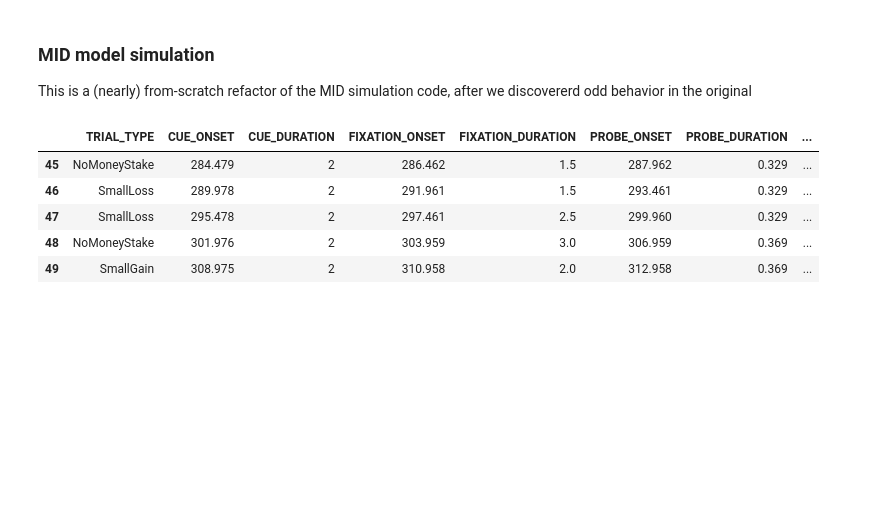
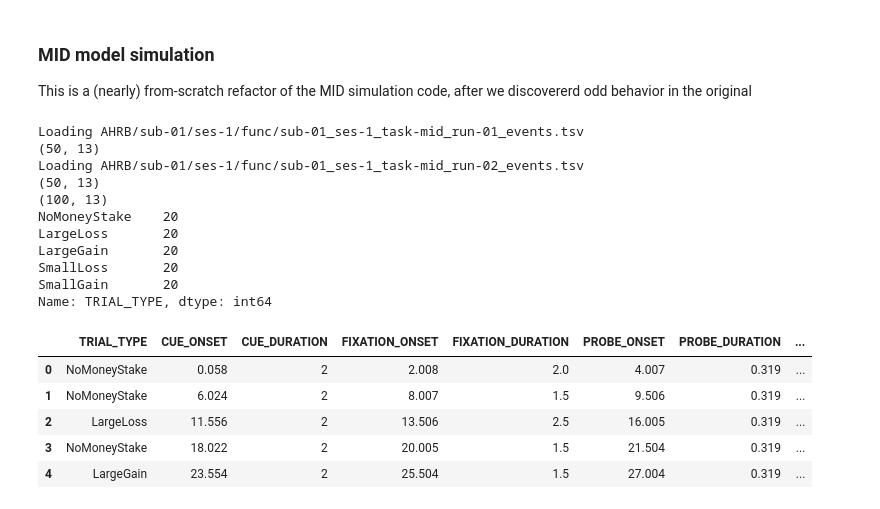
Before and after one commit to poldrack/MID_simulations, a Jupyter notebook: MID_sim_refactor.ipynb, the cells around one changed output. Drawn from its saved outputs; the diff is of its cells as text; code cells hidden in the pictures; blank space fills up the shorter version.

Commit message:
add fb split, use both runs

```diff
--- a/MID_sim_refactor.ipynb
+++ b/MID_sim_refactor.ipynb
@@ -12,26 +12,50 @@ from poldracklab.fmri.spm_hrf import spm_hrf
 import statsmodels.api as sm
 import statsmodels.formula.api as smf
 # %%
-
+# use data from both runs, concatenate them
 def get_subdata(sub, run, verbose=False):
     sub = str(sub).zfill(2)
-    eventfile = f'AHRB/sub-{sub}/ses-1/func/sub-{sub}_ses-1_task-mid_run-0{run}_events.tsv'
-    df = pd.read_csv(eventfile, sep='\t')
-    if verbose:
-        print(f'Loading {eventfile}')
-        print(df.shape)
-    assert df.shape[1] > 2, f'bad parsing'
-    return df
+    events_df = None
+    maxtime = None
+    for run in [1,2]:
+        eventfile = f'AHRB/sub-{sub}/ses-1/func/sub-{sub}_ses-1_task-mid_run-0{run}_events.tsv'
+        df = pd.read_csv(eventfile, sep='\t')
+        if verbose:
+            print(f'Loading {eventfile}')
+            print(df.shape)
+        assert df.shape[1] > 2, f'bad parsing'
+        if events_df is None:
+            events_df = df
+            maxtime = np.ceil(events_df['FEEDBACK_ONSET'].max() + events_df['FEEDBACK_DURATION'].values[-1])
+        else:
+            onset_cols = [col for col in df.columns if 'ONSET' in col]
+            for col in onset_cols:
+                df[col] += maxtime
+            events_df = pd.concat([events_df, df])
+    return events_df
 
-events = get_subdata(1, 1)
-events.tail()
+events = get_subdata(1, 1, True)
+print(events.shape)
+print(events.TRIAL_TYPE.value_counts())
+events.head()
 # %% [output]
+Loading AHRB/sub-01/ses-1/func/sub-01_ses-1_task-mid_run-01_events.tsv
+(50, 13)
+Loading AHRB/sub-01/ses-1/func/sub-01_ses-1_task-mid_run-02_events.tsv
+(50, 13)
+(100, 13)
+NoMoneyStake    20
+LargeLoss       20
+LargeGain       20
+SmallLoss       20
+SmallGain       20
+Name: TRIAL_TYPE, dtype: int64
 |  | TRIAL_TYPE | CUE_ONSET | CUE_DURATION | FIXATION_ONSET | FIXATION_DURATION | PROBE_ONSET | PROBE_DURATION | ... |
-| 45 | NoMoneyStake | 284.479 | 2 | 286.462 | 1.5 | 287.962 | 0.329 | ... |
-| 46 | SmallLoss | 289.978 | 2 | 291.961 | 1.5 | 293.461 | 0.329 | ... |
-| 47 | SmallLoss | 295.478 | 2 | 297.461 | 2.5 | 299.960 | 0.329 | ... |
-| 48 | NoMoneyStake | 301.976 | 2 | 303.959 | 3.0 | 306.959 | 0.369 | ... |
-| 49 | SmallGain | 308.975 | 2 | 310.958 | 2.0 | 312.958 | 0.369 | ... |
+| 0 | NoMoneyStake | 0.058 | 2 | 2.008 | 2.0 | 4.007 | 0.319 | ... |
+| 1 | NoMoneyStake | 6.024 | 2 | 8.007 | 1.5 | 9.506 | 0.319 | ... |
+| 2 | LargeLoss | 11.556 | 2 | 13.506 | 2.5 | 16.005 | 0.319 | ... |
+| 3 | NoMoneyStake | 18.022 | 2 | 20.005 | 1.5 | 21.504 | 0.319 | ... |
+| 4 | LargeGain | 23.554 | 2 | 25.504 | 1.5 | 27.004 | 0.319 | ... |
 # %%
 ## create full design matrix with convolved regressors
 
```
Also changed, not shown: parts of 9 cells of this notebook.
